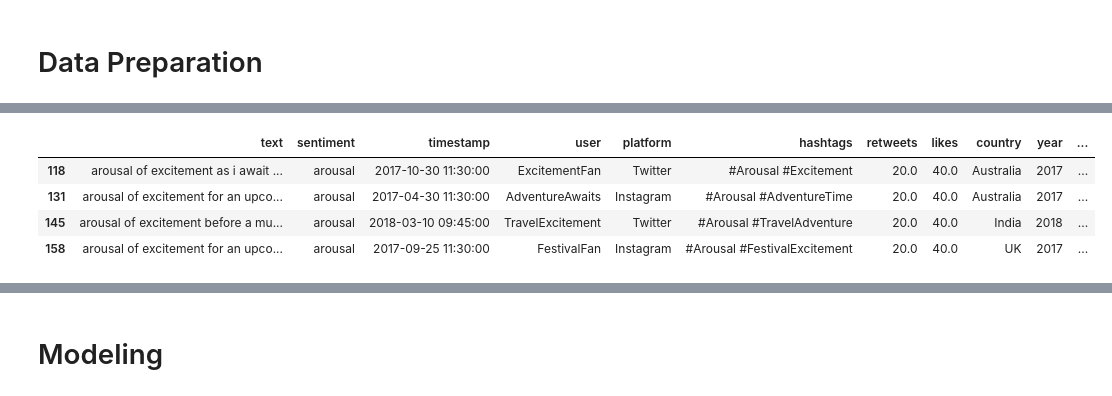
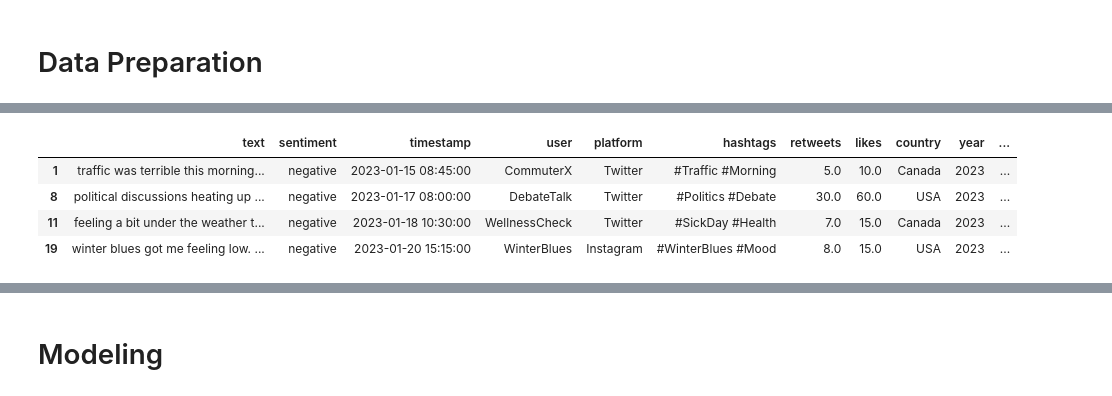
Before and after one commit to JohnNun/socialbuzz_sentiment_nlp, a Jupyter notebook: socialbuzz_notebook.ipynb, the cells around one changed output, grey strips where cells are left out. Cells and saved outputs as stored; diff of their text form; code cells hidden in the pictures.

```diff
--- a/socialbuzz_notebook.ipynb
+++ b/socialbuzz_notebook.ipynb
@@ -160,10 +178,10 @@ negative = ['negative', 'anger', 'fear', 'sadness', 'disgust', 'disappointed', '
 
 neutral = ['neutral', 'acceptance', 'calmness', 'confusion', 'serenity', 'empowerment', 'compassion']
 # %%
-df[df['sentiment'].str.contains('arousal')]
+df[df['sentiment'].str.contains('negative')]
 # %% [output]
 |  | text | sentiment | timestamp | user | platform | hashtags | retweets | likes | country | year | ... |
-| 118 | arousal of excitement as i await ... | arousal | 2017-10-30 11:30:00 | ExcitementFan | Twitter | #Arousal #Excitement | 20.0 | 40.0 | Australia | 2017 | ... |
-| 131 | arousal of excitement for an upco... | arousal | 2017-04-30 11:30:00 | AdventureAwaits | Instagram | #Arousal #AdventureTime | 20.0 | 40.0 | Australia | 2017 | ... |
-| 145 | arousal of excitement before a mu... | arousal | 2018-03-10 09:45:00 | TravelExcitement | Twitter | #Arousal #TravelAdventure | 20.0 | 40.0 | India | 2018 | ... |
-| 158 | arousal of excitement for an upco... | arousal | 2017-09-25 11:30:00 | FestivalFan | Instagram | #Arousal #FestivalExcitement | 20.0 | 40.0 | UK | 2017 | ... |
+| 1 | traffic was terrible this morning... | negative | 2023-01-15 08:45:00 | CommuterX | Twitter | #Traffic #Morning | 5.0 | 10.0 | Canada | 2023 | ... |
+| 8 | political discussions heating up ... | negative | 2023-01-17 08:00:00 | DebateTalk | Twitter | #Politics #Debate | 30.0 | 60.0 | USA | 2023 | ... |
+| 11 | feeling a bit under the weather t... | negative | 2023-01-18 10:30:00 | WellnessCheck | Twitter | #SickDay #Health | 7.0 | 15.0 | Canada | 2023 | ... |
+| 19 | winter blues got me feeling low. ... | negative | 2023-01-20 15:15:00 | WinterBlues | Instagram | #WinterBlues #Mood | 8.0 | 15.0 | USA | 2023 | ... |
```
Also changed, not shown: parts of 7 cells of this notebook.
